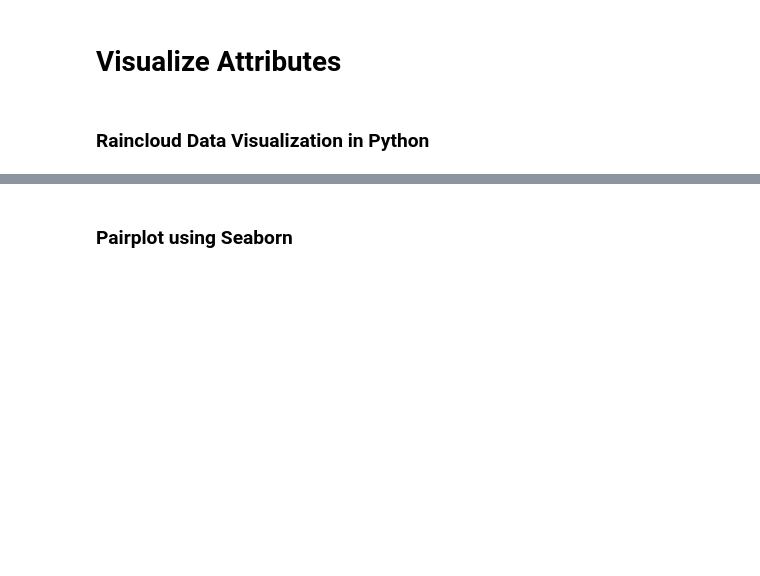
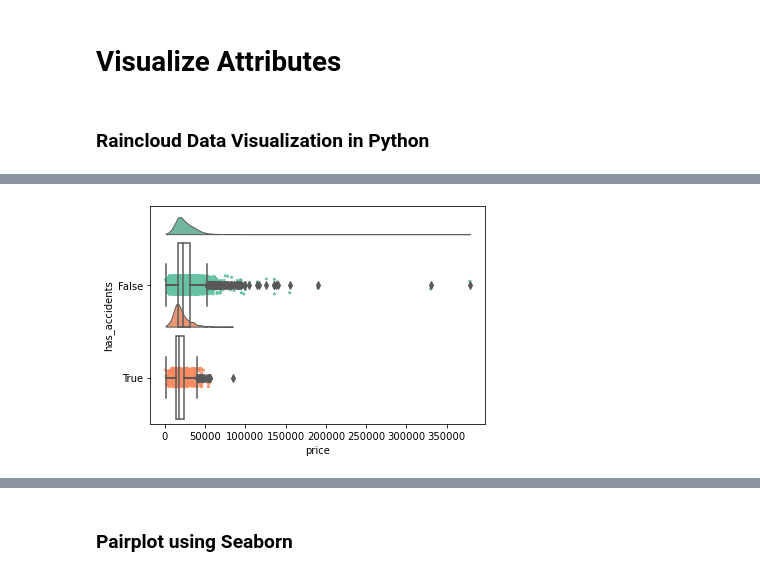
Before and after one commit to sophiawu1006/Machine-Learning-Model-for-used-cars, a Jupyter notebook: Used_Car_Lab_1_DataVisualization.ipynb, the cells around one changed output, grey strips where cells are left out. Saved outputs shown, nothing was run; the diff lists cells and outputs as text; code cells hidden in the pictures; blank space fills up the shorter version.

```diff
--- a/Used_Car_Lab_1_DataVisualization.ipynb
+++ b/Used_Car_Lab_1_DataVisualization.ipynb
@@ -536,4 +538,13 @@ import ptitprince as pt
 # Ignore Warnings
 import warnings
 warnings.filterwarnings("ignore", category=FutureWarning)
+# %%
+ax = pt.RainCloud(x = 'has_accidents', y = 'price',
+                  data = df_final,
+                  width_viol =  .5,
+                  width_box =  .9,
+                  orient = 'h',
+                  move = .0)
+# %% [output]
+[figure, added]
 # %%
```
Also changed, not shown: parts of 11 cells of this notebook.
